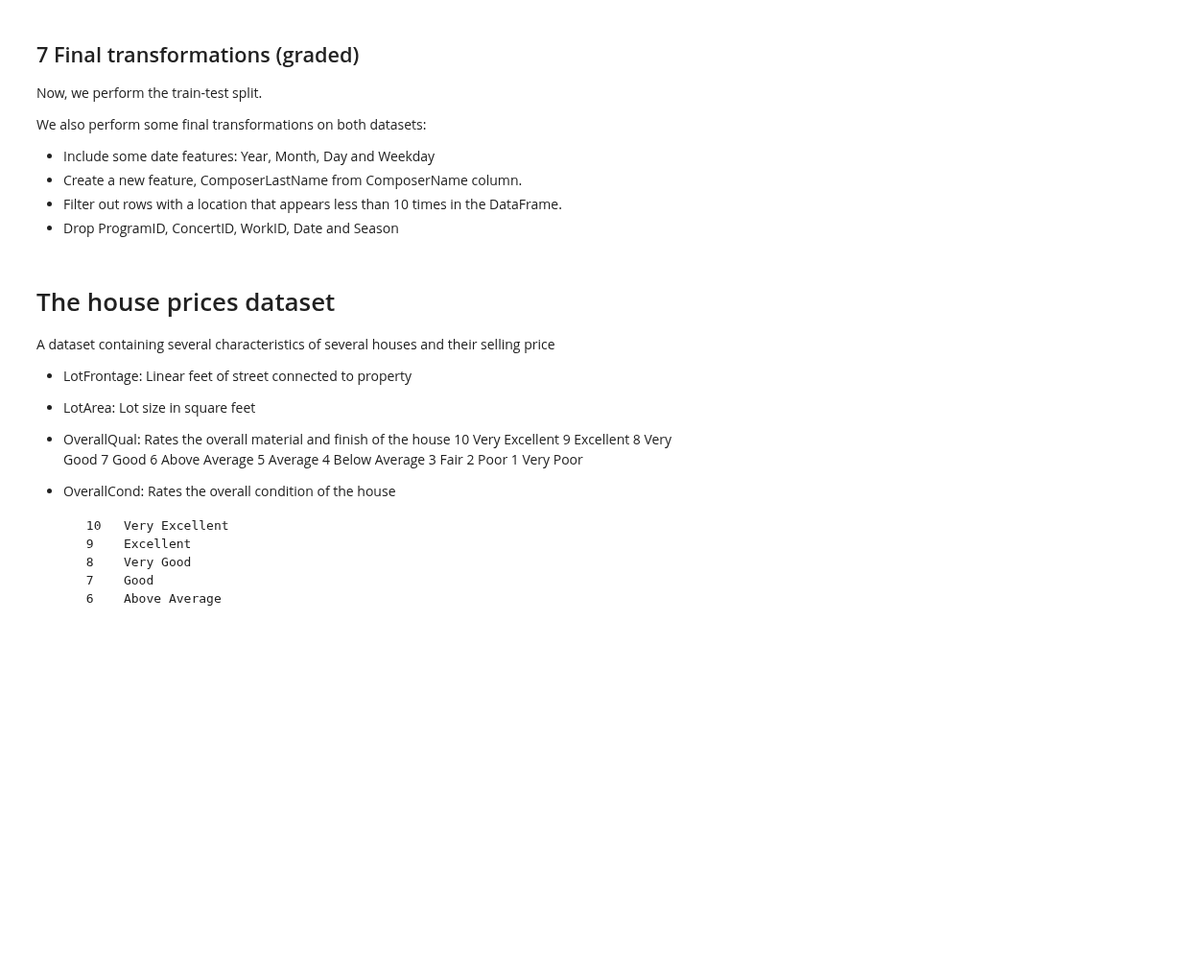
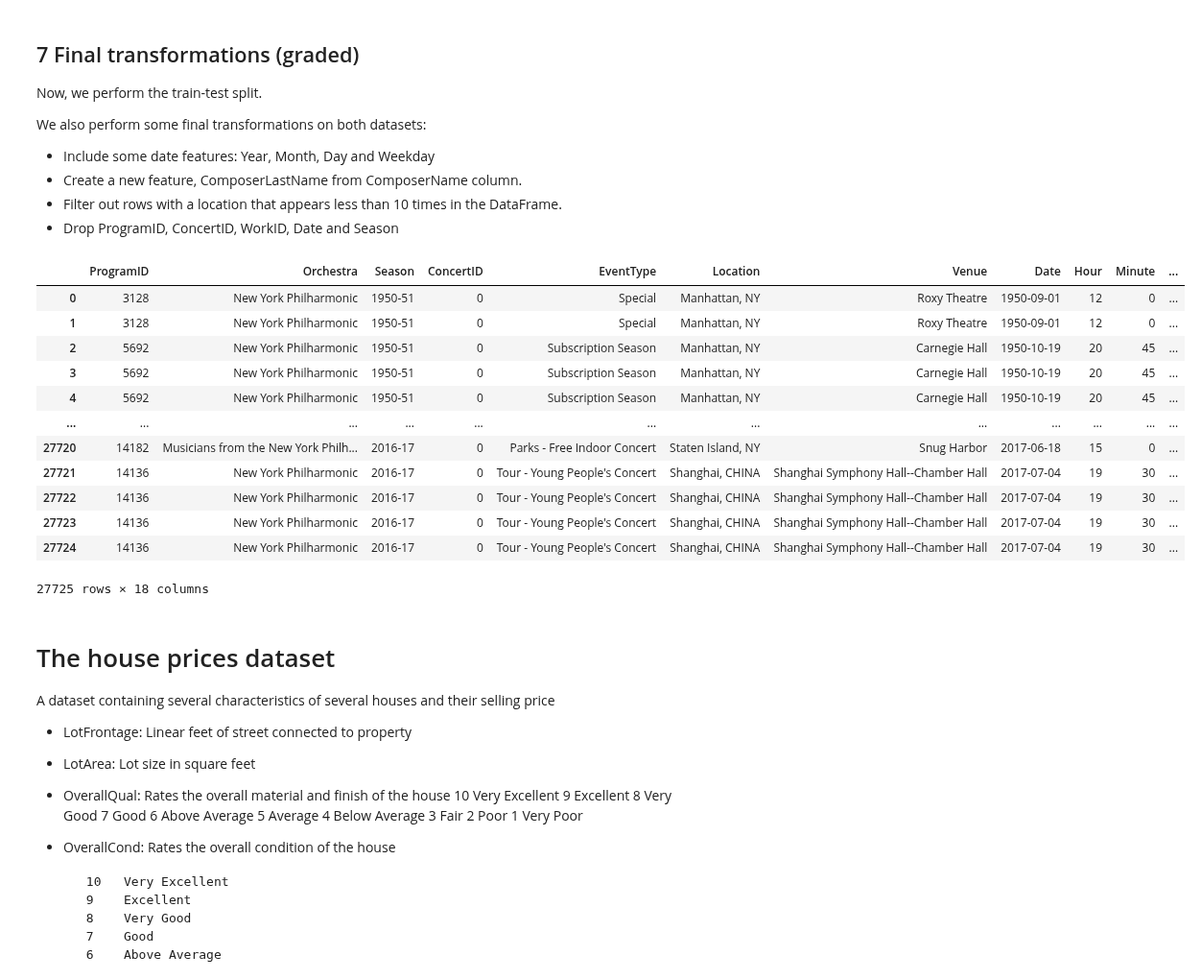
Before and after one commit to 0xjrr/batch6-workspace, a Jupyter notebook: S02 - Data Wrangling/BLU02 - Advanced Wrangling/Exercise notebook.ipynb, the cells around one changed output. Shown at 96% size. Drawn from its saved outputs; the diff is of its cells as text; code cells hidden in the pictures; blank space fills up the shorter version.

```diff
--- a/S02 - Data Wrangling/BLU02 - Advanced Wrangling/Exercise notebook.ipynb
+++ b/S02 - Data Wrangling/BLU02 - Advanced Wrangling/Exercise notebook.ipynb
@@ -238,4 +238,20 @@ We also perform some final transformations on both datasets:
 * Create a new feature, ComposerLastName from ComposerName column.
 * Filter out rows with a location that appears less than 10 times in the DataFrame.
 * Drop ProgramID, ConcertID, WorkID, Date and Season
+# %%
+nyp_merged
+# %% [output]
+|  | ProgramID | Orchestra | Season | ConcertID | EventType | Location | Venue | Date | Hour | Minute | ... |
+| 0 | 3128 | New York Philharmonic | 1950-51 | 0 | Special | Manhattan, NY | Roxy Theatre | 1950-09-01 | 12 | 0 | ... |
+| 1 | 3128 | New York Philharmonic | 1950-51 | 0 | Special | Manhattan, NY | Roxy Theatre | 1950-09-01 | 12 | 0 | ... |
+| 2 | 5692 | New York Philharmonic | 1950-51 | 0 | Subscription Season | Manhattan, NY | Carnegie Hall | 1950-10-19 | 20 | 45 | ... |
+| 3 | 5692 | New York Philharmonic | 1950-51 | 0 | Subscription Season | Manhattan, NY | Carnegie Hall | 1950-10-19 | 20 | 45 | ... |
+| 4 | 5692 | New York Philharmonic | 1950-51 | 0 | Subscription Season | Manhattan, NY | Carnegie Hall | 1950-10-19 | 20 | 45 | ... |
+| ... | ... | ... | ... | ... | ... | ... | ... | ... | ... | ... | ... |
+| 27720 | 14182 | Musicians from the New York Philh... | 2016-17 | 0 | Parks - Free Indoor Concert | Staten Island, NY | Snug Harbor | 2017-06-18 | 15 | 0 | ... |
+| 27721 | 14136 | New York Philharmonic | 2016-17 | 0 | Tour - Young People's Concert | Shanghai, CHINA | Shanghai Symphony Hall--Chamber Hall | 2017-07-04 | 19 | 30 | ... |
+| 27722 | 14136 | New York Philharmonic | 2016-17 | 0 | Tour - Young People's Concert | Shanghai, CHINA | Shanghai Symphony Hall--Chamber Hall | 2017-07-04 | 19 | 30 | ... |
+| 27723 | 14136 | New York Philharmonic | 2016-17 | 0 | Tour - Young People's Concert | Shanghai, CHINA | Shanghai Symphony Hall--Chamber Hall | 2017-07-04 | 19 | 30 | ... |
+| 27724 | 14136 | New York Philharmonic | 2016-17 | 0 | Tour - Young People's Concert | Shanghai, CHINA | Shanghai Symphony Hall--Chamber Hall | 2017-07-04 | 19 | 30 | ... |
+27725 rows × 18 columns
 # %%
```
Also changed, not shown: parts of 1 cell of this notebook.
